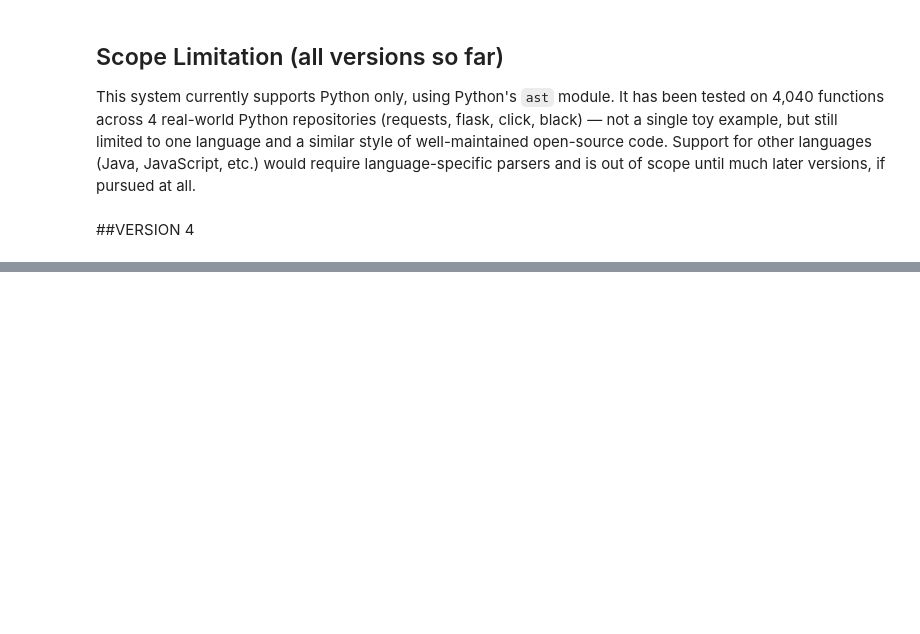
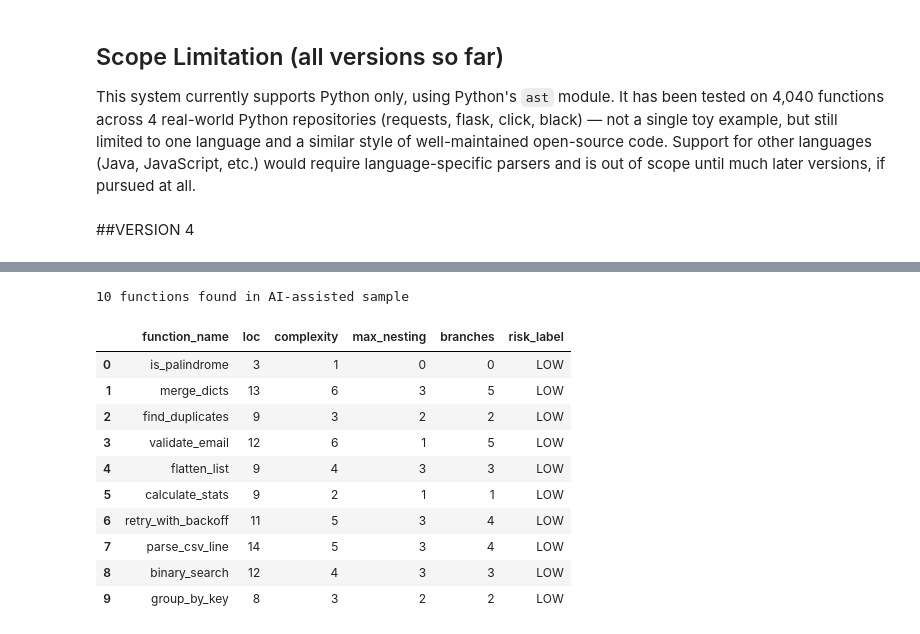
Before and after one commit to latikadhami05/ai-code-quality-risk-intelligence, a Jupyter notebook: notebooks/AI_Code_Quality_Risk_Intelligence_V1_to_V5.ipynb, the cells around one changed output, grey strips where cells are left out. Drawn from its saved outputs; the diff is of its cells as text; code cells hidden in the pictures; blank space fills up the shorter version.

```diff
--- a/notebooks/AI_Code_Quality_Risk_Intelligence_V1_to_V5.ipynb
+++ b/notebooks/AI_Code_Quality_Risk_Intelligence_V1_to_V5.ipynb
@@ -862,0 +984,21 @@ later versions, if pursued at all.
+# %%
+ai_files = find_python_files("ai_assisted_sample")
+ai_data = build_dataset(ai_files, "ai_assisted")
+df_ai = pd.DataFrame(ai_data)
+df_ai["risk_label"] = df_ai.apply(assign_risk, axis=1)
+
+print(len(df_ai), "functions found in AI-assisted sample")
+df_ai[["function_name", "loc", "complexity", "max_nesting", "branches", "risk_label"]]
+# %% [output]
+10 functions found in AI-assisted sample
+|  | function_name | loc | complexity | max_nesting | branches | risk_label |
+| 0 | is_palindrome | 3 | 1 | 0 | 0 | LOW |
+| 1 | merge_dicts | 13 | 6 | 3 | 5 | LOW |
+| 2 | find_duplicates | 9 | 3 | 2 | 2 | LOW |
+| 3 | validate_email | 12 | 6 | 1 | 5 | LOW |
+| 4 | flatten_list | 9 | 4 | 3 | 3 | LOW |
+| 5 | calculate_stats | 9 | 2 | 1 | 1 | LOW |
+| 6 | retry_with_backoff | 11 | 5 | 3 | 4 | LOW |
+| 7 | parse_csv_line | 14 | 5 | 3 | 4 | LOW |
+| 8 | binary_search | 12 | 4 | 3 | 3 | LOW |
+| 9 | group_by_key | 8 | 3 | 2 | 2 | LOW |
```
Also changed, not shown: parts of 13 cells of this notebook.
